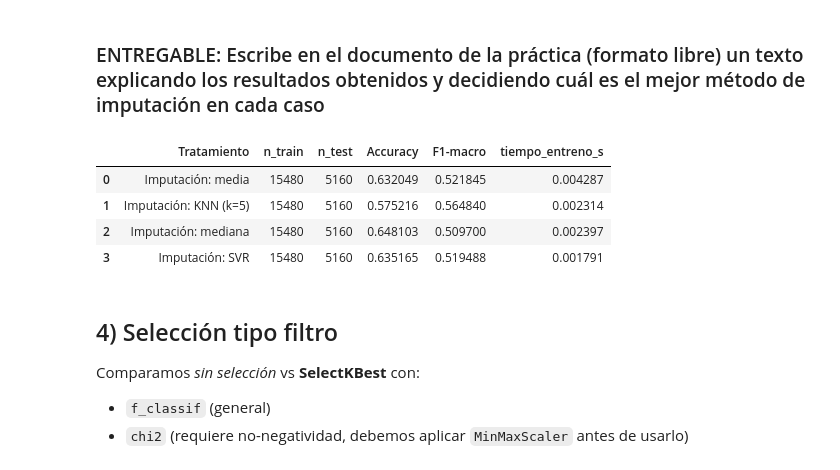
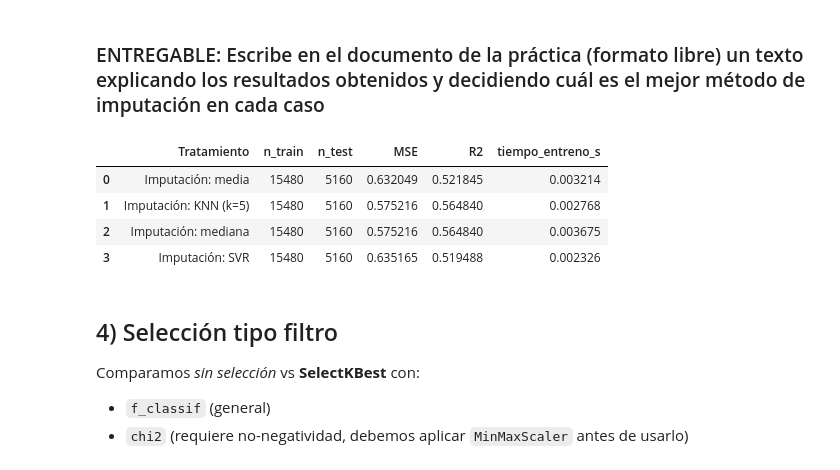
Before and after one commit to UO294431/NegocioPL, a Jupyter notebook: PL2/practica2.ipynb, the cells around one changed output. Cells and saved outputs as stored; diff of their text form; code cells hidden in the pictures.

```diff
--- a/PL2/practica2.ipynb
+++ b/PL2/practica2.ipynb
@@ -347,14 +340,14 @@ X shape: (20640, 8) | y shape: (20640,)
 ### ENTREGABLE: Escribe en el documento de la práctica (formato libre) un texto explicando los resultados obtenidos y decidiendo cuál es el mejor método de imputación en cada caso
 # %%
 # Mostramos resultados
-df_imput = pd.DataFrame(res_imput, columns=['Tratamiento', 'n_train', 'n_test', 'Accuracy', 'F1-macro', 'tiempo_entreno_s'])
-df_imput
+df_imput2 = pd.DataFrame(res_imput2, columns=['Tratamiento', 'n_train', 'n_test', 'MSE', 'R2', 'tiempo_entreno_s'])
+df_imput2
 # %% [output]
-|  | Tratamiento | n_train | n_test | Accuracy | F1-macro | tiempo_entreno_s |
-| 0 | Imputación: media | 15480 | 5160 | 0.632049 | 0.521845 | 0.004287 |
-| 1 | Imputación: KNN (k=5) | 15480 | 5160 | 0.575216 | 0.564840 | 0.002314 |
-| 2 | Imputación: mediana | 15480 | 5160 | 0.648103 | 0.509700 | 0.002397 |
-| 3 | Imputación: SVR | 15480 | 5160 | 0.635165 | 0.519488 | 0.001791 |
+|  | Tratamiento | n_train | n_test | MSE | R2 | tiempo_entreno_s |
+| 0 | Imputación: media | 15480 | 5160 | 0.632049 | 0.521845 | 0.003214 |
+| 1 | Imputación: KNN (k=5) | 15480 | 5160 | 0.575216 | 0.564840 | 0.002768 |
+| 2 | Imputación: mediana | 15480 | 5160 | 0.575216 | 0.564840 | 0.003675 |
+| 3 | Imputación: SVR | 15480 | 5160 | 0.635165 | 0.519488 | 0.002326 |
 # %% [markdown]
 ## 4) Selección tipo filtro
 Comparamos *sin selección* vs **SelectKBest** con:
```
Also changed, not shown: parts of 9 cells of this notebook, 6 other files.
